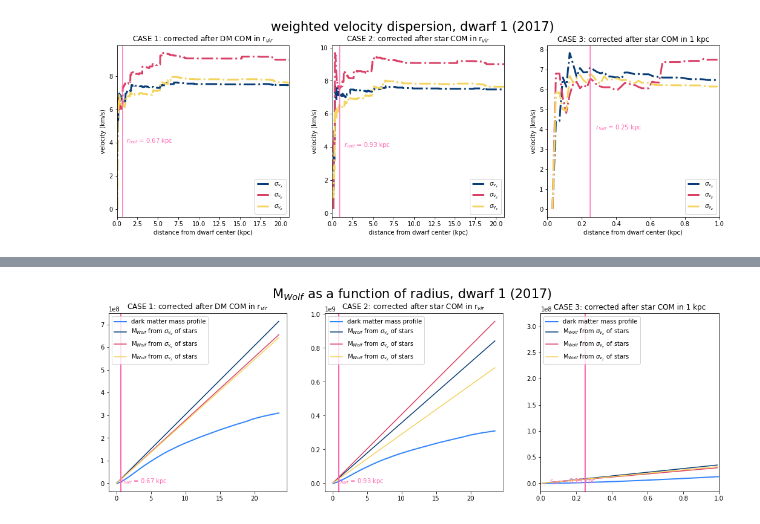
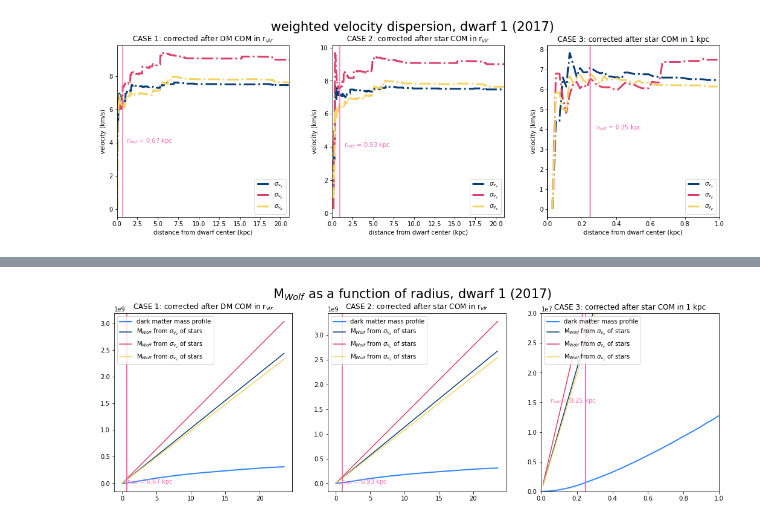
Before and after one commit to nguyenbinh1612/Binh_UFD, a Jupyter notebook: velocity analysis/2017 data.ipynb, the cells around one changed output, grey strips where cells are left out. Saved outputs shown, nothing was run; the diff lists cells and outputs as text; code cells hidden in the pictures.

```diff
--- a/velocity analysis/2017 data.ipynb
+++ b/velocity analysis/2017 data.ipynb
@@ -106,0 +178,9 @@ stdev_at_rhalf_z2, M_real2, M_wolf_z2 = analyze.Wolf_mass_at_rhalf(vz_star_stel_
+# %%
+# Finally, compute the unweighted DARK MATTER velocity dispersion at r_half in each direction (x, y and z)
+
+stdev_dm_rhalf_x2 = analyze.stdev_dm_rhalf(vx_dm_halo1, bin_size, r_dm_halo1, \
+                                           radius_array, r_star_case2, star_mass_halo1)
+stdev_dm_rhalf_y2 = analyze.stdev_dm_rhalf(vy_dm_halo1, bin_size, r_dm_halo1, \
+                                           radius_array, r_star_case2, star_mass_halo1)
+stdev_dm_rhalf_z2 = analyze.stdev_dm_rhalf(vz_dm_halo1, bin_size, r_dm_halo1, \
+                                           radius_array, r_star_case2, star_mass_halo1)
@@ -149,0 +240,9 @@ stdev_at_rhalf_z3, M_real3, M_wolf_z3 = analyze.Wolf_mass_at_rhalf(vz_star_1000p
+# %%
+# Finally, compute the unweighted DARK MATTER velocity dispersion at r_half in each direction (x, y and z)
+
+stdev_dm_rhalf_x3 = analyze.stdev_dm_rhalf(vx_dm_halo1, bin_size, r_dm_halo1, \
+                                           radius_array, r_star_case3, star_mass_halo1)
+stdev_dm_rhalf_y3 = analyze.stdev_dm_rhalf(vy_dm_halo1, bin_size, r_dm_halo1, \
+                                           radius_array, r_star_case3, star_mass_halo1)
+stdev_dm_rhalf_z3 = analyze.stdev_dm_rhalf(vz_dm_halo1, bin_size, r_dm_halo1, \
+                                           radius_array, r_star_case3, star_mass_halo1)
@@ -291,11 +397,11 @@ fig, (ax1, ax2, ax3) = plt.subplots(1, 3, figsize=[15, 5])
 # Plotting case 1:
 ax1.plot(radius_array, analyze.dynamical_mass(radius_array, r_dm_halo1, bin_size), \
              color='#3185FC', linewidth=2, label="dark matter mass profile")
-ax1.plot(radius_array, analyze.Wolf_mass_estimator(radius_array, stdev_at_rhalf_x1), \
+ax1.plot(radius_array, analyze.Wolf_mass_estimator(radius_array, stdev_dm_rhalf_x1), \
          color='#083D77', label="M$_{Wolf}$ from $\sigma_{v_x}$ of stars")
-ax1.plot(radius_array, analyze.Wolf_mass_estimator(radius_array, stdev_at_rhalf_y1), \
+ax1.plot(radius_array, analyze.Wolf_mass_estimator(radius_array, stdev_dm_rhalf_y1), \
          color='#DA4167', label="M$_{Wolf}$ from $\sigma_{v_y}$ of stars")
-ax1.plot(radius_array, analyze.Wolf_mass_estimator(radius_array, stdev_at_rhalf_z1), \
+ax1.plot(radius_array, analyze.Wolf_mass_estimator(radius_array, stdev_dm_rhalf_z1), \
          color='#F4D35E', label="M$_{Wolf}$ from $\sigma_{v_z}$ of stars")
 ax1.axvline(r_half1, color='hotpink', linewidth=2)
 ax1.text(r_half1 - 0.02, 4e5, '''$r_{half}$ = ''' + str(round(r_half1, 3)) + ''' kpc''', fontsize=10, color='hotpink')
@@ -308,39 +414,39 @@ ax1.set_title('CASE 1: corrected after DM COM in r$_{vir}$')
 # Plotting case 2:
 ax2.plot(radius_array, analyze.dynamical_mass(radius_array, r_dm_halo1, bin_size), \
              color='#3185FC', linewidth=2, label="dark matter mass profile")
-ax2.plot(radius_array, analyze.Wolf_mass_estimator(radius_array, stdev_at_rhalf_x2), \
+ax2.plot(radius_array, analyze.Wolf_mass_estimator(radius_array, stdev_dm_rhalf_x2), \
          color='#083D77', label="M$_{Wolf}$ from $\sigma_{v_x}$ of stars")
-ax2.plot(radius_array, analyze.Wolf_mass_estimator(radius_array, stdev_at_rhalf_y2), \
+ax2.plot(radius_array, analyze.Wolf_mass_estimator(radius_array, stdev_dm_rhalf_y2), \
          color='#DA4167', label="M$_{Wolf}$ from $\sigma_{v_y}$ of stars")
-ax2.plot(radius_array, analyze.Wolf_mass_estimator(radius_array, stdev_at_rhalf_z2), \
+ax2.plot(radius_array, analyze.Wolf_mass_estimator(radius_array, stdev_dm_rhalf_z2), \
          color='#F4D35E', label="M$_{Wolf}$ from $\sigma_{v_z}$ of stars")
 ax2.axvline(r_half2, color='hotpink', linewidth=2)
 ax2.text(r_half2 - 0.2, 5e5, '''$r_{half}$ = ''' + str(round(r_half2, 3)) + ''' kpc''', fontsize=10, color='hotpink')
 #ax2.set_ylim(0,0.75e6)
 #ax2.set_xlim(0,1)
 ax2.legend(loc='upper left')
 ax2.set_box_aspect(1)
 ax2.set_title('CASE 2: corrected after star COM in r$_{vir}$')
 
 # Plotting case 3:
 ax3.plot(radius_array, analyze.dynamical_mass(radius_array, r_dm_halo1, bin_size), \
              color='#3185FC', linewidth=2, label="dark matter mass profile")
-ax3.plot(radius_array_1kpc, analyze.Wolf_mass_estimator(radius_array_1kpc, stdev_at_rhalf_x3), \
+ax3.plot(radius_array_1kpc, analyze.Wolf_mass_estimator(radius_array_1kpc, stdev_dm_rhalf_x3), \
          color='#083D77', label="M$_{Wolf}$ from $\sigma_{v_x}$ of stars")
-ax3.plot(radius_array_1kpc, analyze.Wolf_mass_estimator(radius_array_1kpc, stdev_at_rhalf_y3), \
+ax3.plot(radius_array_1kpc, analyze.Wolf_mass_estimator(radius_array_1kpc, stdev_dm_rhalf_y3), \
          color='#DA4167', label="M$_{Wolf}$ from $\sigma_{v_y}$ of stars")
-ax3.plot(radius_array_1kpc, analyze.Wolf_mass_estimator(radius_array_1kpc, stdev_at_rhalf_z3), \
+ax3.plot(radius_array_1kpc, analyze.Wolf_mass_estimator(radius_array_1kpc, stdev_dm_rhalf_z3), \
          color='#F4D35E', label="M$_{Wolf}$ from $\sigma_{v_z}$ of stars")
 ax3.axvline(r_half3, color='hotpink', linewidth=2)
-ax3.text(r_half3 - 0.2, 3e5, '''$r_{half}$ = ''' + str(round(r_half3, 3)) + ''' kpc''', fontsize=10, color='hotpink')
-#ax3.set_ylim(0,0.75e6)
+ax3.text(r_half3 - 0.2, 1.5e7, '''$r_{half}$ = ''' + str(round(r_half3, 3)) + ''' kpc''', fontsize=10, color='hotpink')
+ax3.set_ylim(0,3e7)
 ax3.set_xlim(0,1)
 ax3.legend(loc='upper left')
 ax3.set_box_aspect(1)
 ax3.set_title('CASE 3: corrected after star COM in 1 kpc')
 
 plt.suptitle('M$_{Wolf}$ as a function of radius, dwarf 1 (2017)', fontsize=21)
 plt.tight_layout()
 plt.show()
 # %% [output]
-[figure, old version]
+[figure, new version]
```
Also changed, not shown: parts of 16 cells of this notebook, 1 other file.
